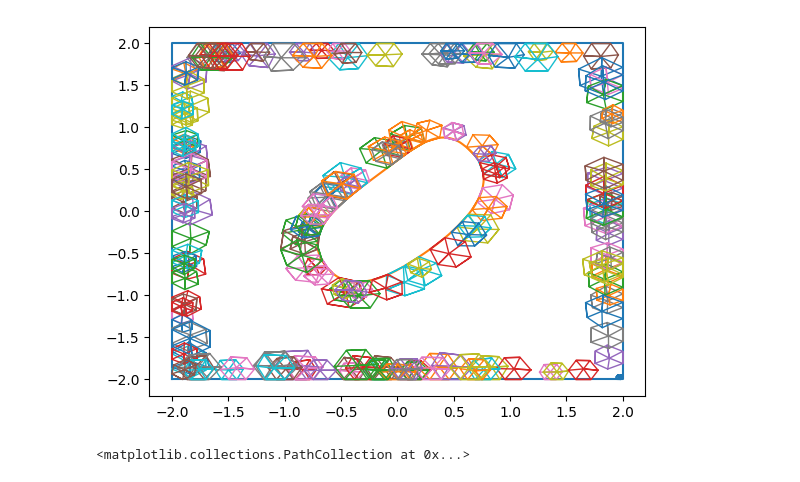
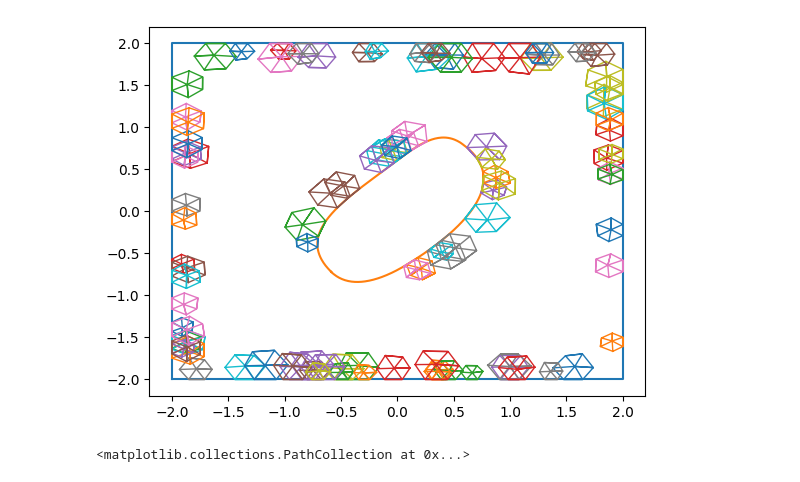
Before and after one commit to jh6220/SINNs-FEM, a Jupyter notebook: SINNs_FEM_implementationV2.ipynb, the cells around one changed output. Cells and saved outputs as stored; diff of their text form; code cells hidden in the pictures.

```diff
--- a/SINNs_FEM_implementationV2.ipynb
+++ b/SINNs_FEM_implementationV2.ipynb
@@ -1164,7 +1293,7 @@ elementsTP_arr = np.zeros((n_TP,6,3))
 for i in range(n_TP):
     nodesTP_arr[i], elementsTP_arr[i] = GetRandomTPmesh(nodes,elements,areaElements,isInDomainF,elSizeMin=0.1,elSizeMax=0.2)
 # %%
-nodesCurves = data['nodesCurves']
+nodesCurves = data_i['nodesCurves']
 for i in range(len(nodesCurves)):
     plt.plot(nodesCurves[i][:,0],nodesCurves[i][:,1])
 
@@ -1176,5 +1305,5 @@ for i in range(n_TP):
 # %%
-data = data_arr[100:101]
+data_i = data[100:101]
 nodesIE = GetRadialEncoderInputMask(5,8,0.7,0.3)
 nodesD = GetRadialEncoderInputMask(0,0)
 elSizeMin = 0.2
@@ -1182,20 +1311,23 @@ elSizeMax = 0.21
 debugging = True
 
 while True:
-    nodesTP, elementsTP, uTP_IE, bTP_IE, u_D, b_D, nodesTP_IE = GetRandomTrainingPatchInternal(data, nodesIE, nodesD, elSizeMin, elSizeMax, debugging)
+    nodesTP, elementsTP, uTP_IE, bTP_IE, u_D, b_D, nodesTP_IE = GetRandomTrainingPatchInternal(data_i, nodesIE, nodesD, elSizeMin, elSizeMax, debugging)
     if np.any(~bTP_IE):
         break
 # %%
-nodesCurves = data[0]['nodesCurves']
+nodesCurves = data_i[0]['nodesCurves']
 for i in range(len(nodesCurves)):
     plt.plot(nodesCurves[i][:,0],nodesCurves[i][:,1])
 
-nodes_in = nodesTP_IE[bTP_IE]
-nodes_out = nodesTP_IE[~bTP_IE]
-u_in = uTP_IE[bTP_IE]
-u_out = uTP_IE[~bTP_IE]
-plt.scatter(nodes_in[:,0],nodes_in[:,1],c=u_in[:,2])
+nodes_in = nodesTP_IE[bTP_IE[...,0]]
+nodes_out = nodesTP_IE[~bTP_IE[...,0]]
+u_in = uTP_IE[bTP_IE[...,0]]
+u_out = uTP_IE[~bTP_IE[...,0]]
+plt.scatter(nodes_in[:,0],nodes_in[:,1],c=u_in[:,2],s=10)
 plt.colorbar()
 plt.scatter(nodes_out[:,0],nodes_out[:,1],c='r', marker='x')
+plt.scatter(nodesTP[:,0],nodesTP[:,1],c='k', marker='o')
+# plt.xlim([-1,0])
+# plt.ylim([-0.5,0.5])
 # %% [output]
 <matplotlib.collections.PathCollection at 0x...>
@@ -1203,34 +1335,34 @@ plt.scatter(nodes_out[:,0],nodes_out[:,1],c='r', marker='x')
 # %%
-data = data_arr[100]
-nodesB = data['nodesCurves']
-distance = data['distanceCurves']
-length = data['lengthCurves']
-interpNodesB = data['interpBC']
-isInDomainF = data['isInDomainF']
+data_i = data[100]
+nodesB = data_i['nodesCurves']
+distance = data_i['distanceCurves']
+length = data_i['lengthCurves']
+interpNodesB = data_i['interpBC']
+isInDomainF = data_i['isInDomainF']
 elSizeMin=0.1
 elSizeMax=0.11
 idx_curve_0=None
 distance_0=None
 
-n_TPB = 200
+n_TPB = 100
 nodesTPB_arr = np.zeros((n_TPB,7,2))
 elementsTPB_arr = np.zeros((n_TPB,6,3))
 for i in range(n_TPB):
     nodesTPB_arr[i], elementsTPB_arr[i],_,_,_ = GetRandomTPmeshBoundary(nodesB,length,interpNodesB,isInDomainF,elSizeMin=0.1,elSizeMax=0.2)
 # %%
-nodesCurves = data['nodesCurves']
+nodesCurves = data_i['nodesCurves']
 for i in range(len(nodesCurves)):
     plt.plot(nodesCurves[i][:,0],nodesCurves[i][:,1])
 
 idx_mesh = [6,1,2,3,4,5,6,0,1,2,0,3,0,4,5,0]
 # plt.plot(nodesTPB[idx_mesh,0],nodesTPB[idx_mesh,1],linewidth=1)
 for i in range(n_TPB):
     plt.plot(nodesTPB_arr[i,idx_mesh,0],nodesTPB_arr[i,idx_mesh,1],linewidth=1)
 
-# plt.xlim(1,2.1)
-# plt.ylim(1,2.1)
+# plt.xlim(1.5,2.1)
+# plt.ylim(1.5,2.1)
 # %% [output]
-[figure, old version]
+[figure, new version]
 # %%
 def GetRandomTrainingPatchBoundary(data, nodesIE, distanceBE, nodesD, elSizeMin=0.04, elSizeMax=0.07, debugging=False):
     # Samples a random boundary training patch (2 nodes lie on the boundary) from the dataset of solutions and generates all the relevent outputs
```
Also changed, not shown: parts of 18 cells of this notebook, 1 other file.
